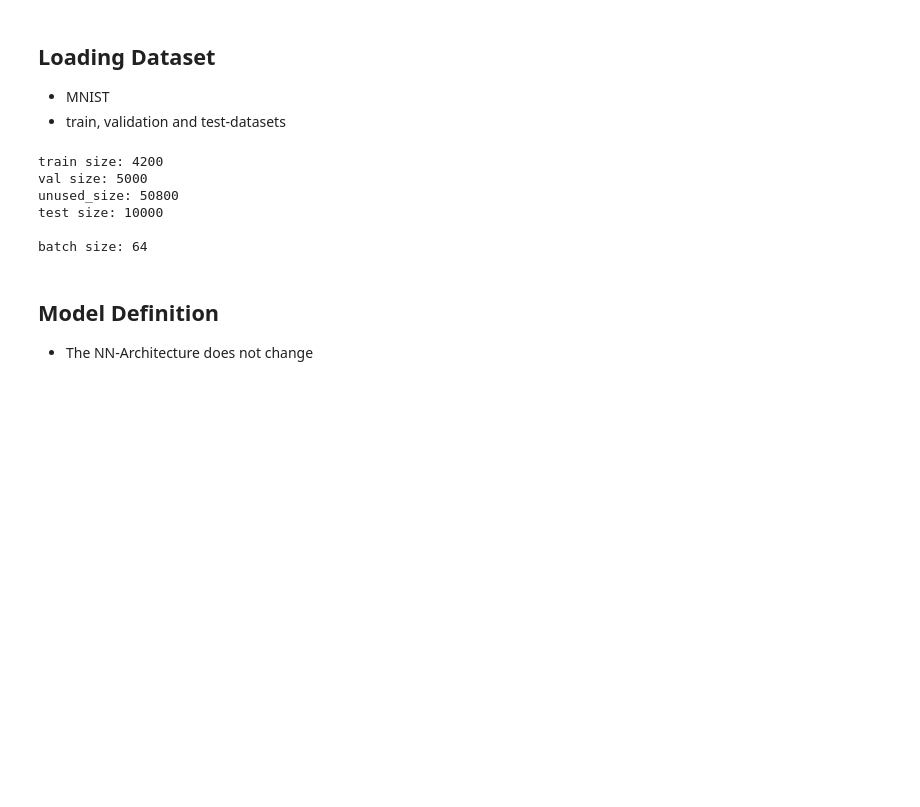
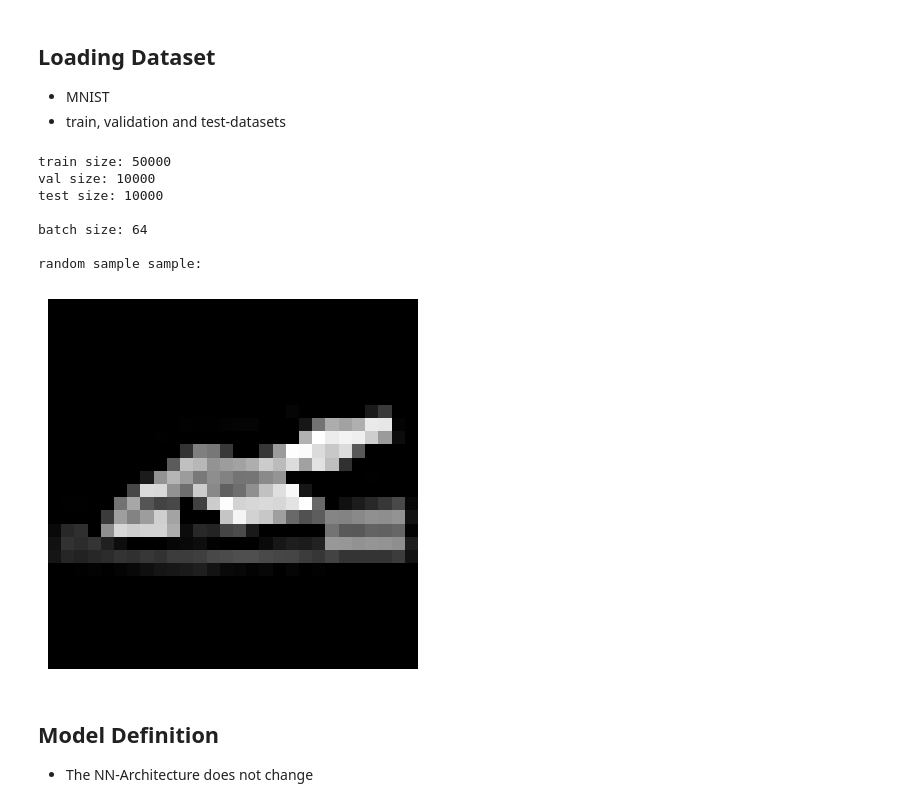
Before and after one commit to Lezhor/QuantizationPaper, a Jupyter notebook: notebooks/Quantization Training.ipynb, the cells around one changed output. Drawn from its saved outputs; the diff is of its cells as text; code cells hidden in the pictures; blank space fills up the shorter version.

Commit message:
tried FashionMNIST Dataset

```diff
--- a/notebooks/Quantization Training.ipynb
+++ b/notebooks/Quantization Training.ipynb
@@ -33,15 +34,34 @@ transform = transforms.Compose([
     transforms.ToTensor()
 ])
 
+
+class_names = [
+    "T-shirt/top", "Trouser", "Pullover", "Dress", "Coat",
+    "Sandal", "Shirt", "Sneaker", "Bag", "Ankle boot"
+]
+
+# class_names = ["o", "ki", "su", "tsu", "na", "ha", "ma", "ya", "re", "wo"]
+
+# transform = transforms.Compose([
+#     transforms.Grayscale(num_output_channels=1), # Make it Black & White
+#     transforms.Resize((28, 28)),                 # Shrink to MNIST size
+#     transforms.ToTensor()
+# ])
+
+# class_names = [
+#     "airplane", "automobile", "bird", "cat", "deer",
+#     "dog", "frog", "horse", "ship", "truck"
+# ]
+
 # Download MNIST
-full_train = datasets.MNIST(
+full_train = datasets.FashionMNIST(
     root="./data",
     train=True,
     download=True,
     transform=transform
 )
 
-test_dataset = datasets.MNIST(
+test_dataset = datasets.FashionMNIST(
     root="./data",
     train=False,
     download=True,
@@ -49,43 +69,52 @@ test_dataset = datasets.MNIST(
 )
 
 # Split: 50k train / 10k validation
-train_size = 4_200
-val_size = 5_000
+train_size = 50_000
+val_size = 10_000
 unused_size = len(full_train) - train_size - val_size
 
 train_dataset, val_dataset, _ = random_split(
     full_train, [train_size, val_size, unused_size]
 )
 
 # Dataloaders
 batch_size = 64
 
 train_loader = DataLoader(train_dataset, batch_size=batch_size, shuffle=True)
 val_loader   = DataLoader(val_dataset, batch_size=batch_size, shuffle=False)
 test_loader  = DataLoader(test_dataset, batch_size=batch_size, shuffle=False)
 
 def get_calib_loader(num_samples=1000, batch_size=batch_size):
     indices = torch.randperm(len(train_dataset))[:num_samples]
     calib_dataset = Subset(train_dataset, indices)
     calib_loader = DataLoader(calib_dataset, batch_size=batch_size, shuffle=False)
     return calib_loader
 
 calib_loader = get_calib_loader(100)
 
 
 print("train size:", len(train_dataset))
 print("val size:", len(val_dataset))
 if unused_size > 0:
     print("unused_size:", unused_size)
 print("test size:", len(test_dataset))
 print("\nbatch size:", batch_size)
+
+print("\nrandom sample sample:")
+idx = random.randint(0, len(test_dataset) - 1)
+img_tensor, label = test_dataset[idx]
+plt.imshow(img_tensor.squeeze(), cmap="gray")  # squeeze turns (1, 28, 28) to (28, 28) i think
+plt.axis("off")
+plt.show()
 # %% [output]
-train size: 4200
-val size: 5000
-unused_size: 50800
+train size: 50000
+val size: 10000
 test size: 10000
 
 batch size: 64
+
+random sample sample:
+[figure, added]
 # %% [markdown]
 ## Model Definition
 - The NN-Architecture does not change
```
Also changed, not shown: parts of 29 cells of this notebook.
